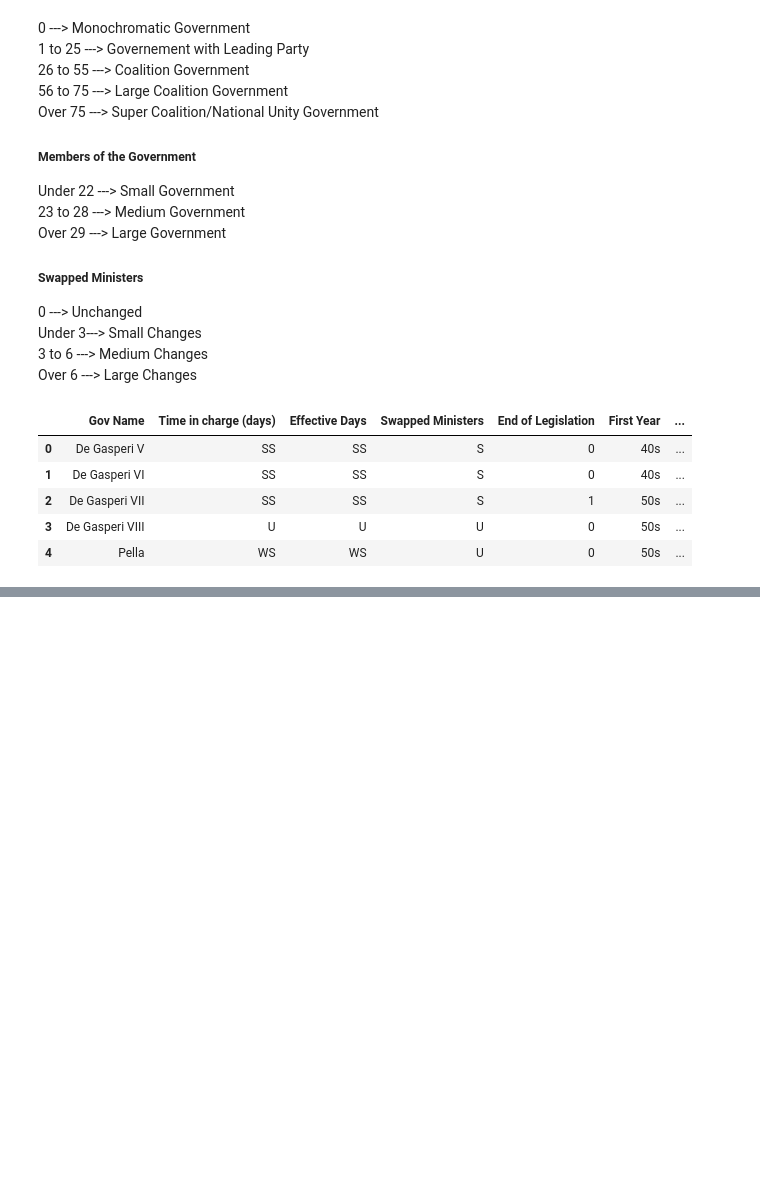
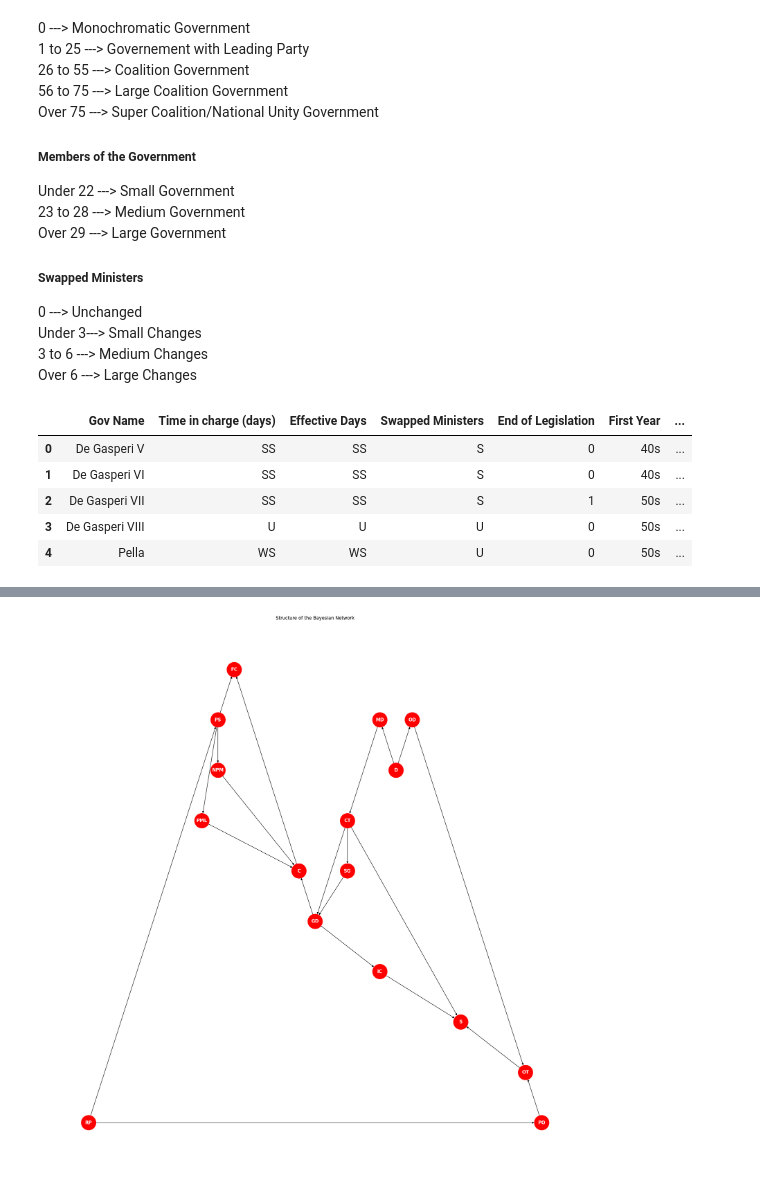
Before and after one commit to Cremadvd/Italian-Government-Stability, a Jupyter notebook: Test_CSV.ipynb, the cells around one changed output, grey strips where cells are left out. Drawn from its saved outputs; the diff is of its cells as text; code cells hidden in the pictures; blank space fills up the shorter version.

```diff
--- a/Test_CSV.ipynb
+++ b/Test_CSV.ipynb
@@ -316,0 +343,42 @@ df.head()
+# %%
+#Definition of Bayesian Network
+from pgmpy.models import BayesianNetwork
+import networkx as nx
+
+model_gov = BayesianNetwork(
+    [('Republic Phase', 'Parliamentary Support'),
+    ('Republic Phase', 'Parliamentary Opposition'),
+     ('Decade', 'Majority Division'),
+     ('Decade', 'Opposition Division'),
+     ('Opposition Division', 'Opposition Type'),
+     ('Majority Division', 'Coalition Type'),
+     ('Parliamentary Support','Fall Cause'),
+     ('Parliamentary Support','PM of LMP'),
+     ('Parliamentary Support','Non-political PM'),
+     ('Parliamentary Opposition','Opposition Type'),
+     ('Non-political PM','Confidence'),
+     ('PM of LMP', 'Confidence'),
+     ('Confidence', 'Fall Cause'),
+     ('Coalition Type', 'Size of Government'),
+     ('Coalition Type', 'Government Division'),
+     ('Coalition Type', 'Stability'),
+     ('Size of Government','Government Division'),
+     ('Opposition Type', 'Stability'),
+     ('Government Division', 'Internal Changes'),
+     ('Internal Changes', 'Stability'),
+     ('Government Division', 'Confidence')
+    ]
+)
+# %%
+# Rename the nodes for neater visualisation
+G = nx.relabel_nodes(model_gov, {'Stability':'S', 'Internal Changes':'IC', 'Decade':'D', 'Republic Phase':'RP', 'Confidence':'C',
+             'Fall Cause':'FC', 'PM of LMP':'PML', 'Non-political PM':'NPM', 'Coalition Type':'CT', 'Opposition Type':'OT', 'Government Division':'GD',
+             'Size of Government':'SG', 'Parliamentary Support':'PS', 'Parliamentary Opposition':'PO', 'Majority Division':'MD', 'Opposition Division':'OD'})
+# Visualise the constructed Bayesian Network
+plt.figure(figsize=(20, 20))
+nx.draw_planar(G, node_color='r', node_size=1500, with_labels=True,
+               font_color='w', font_weight='bold')
+plt.title('Structure of the Bayesian Network')
+plt.show()
+# %% [output]
+[figure, added]
```
Also changed, not shown: parts of 5 cells of this notebook, 1 other file.
